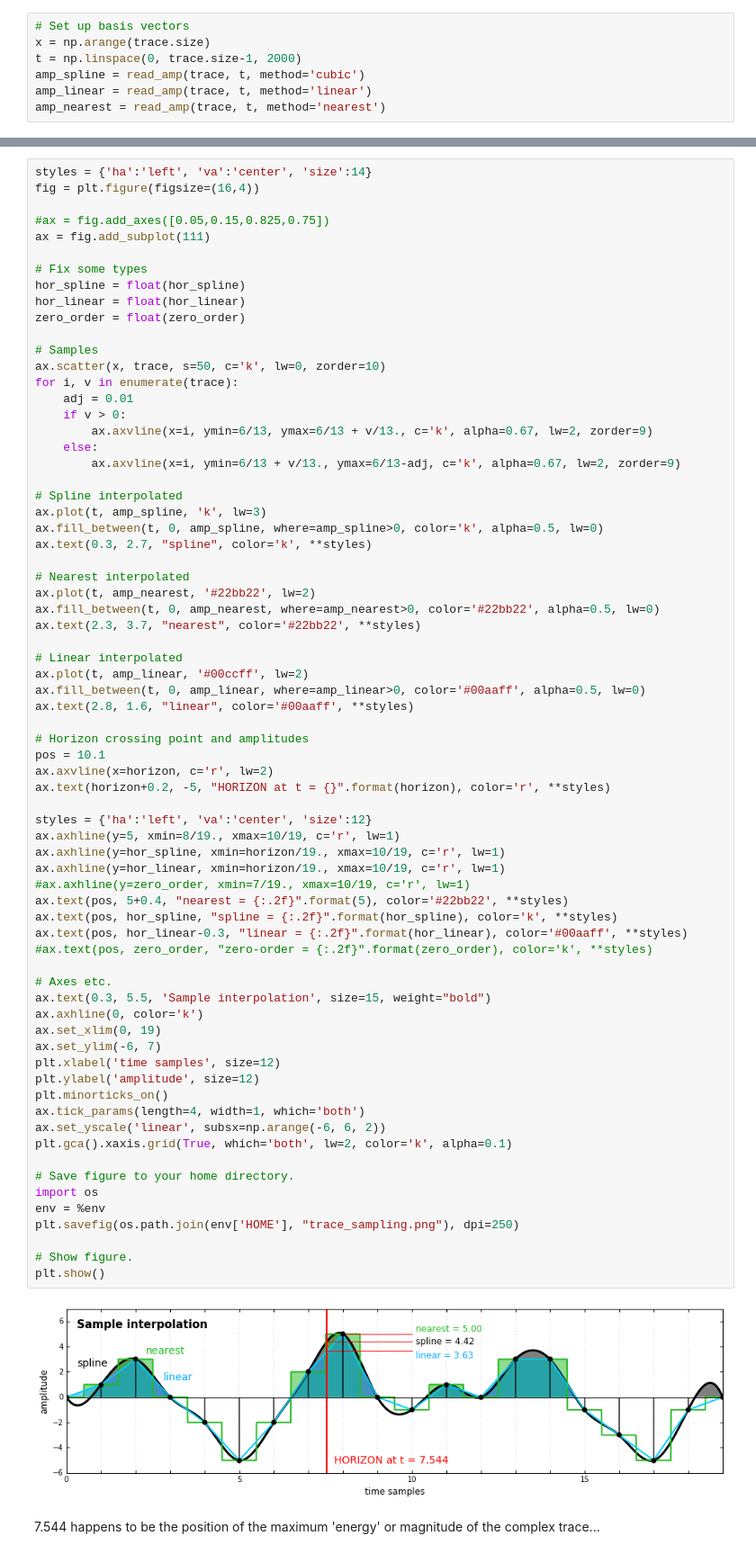
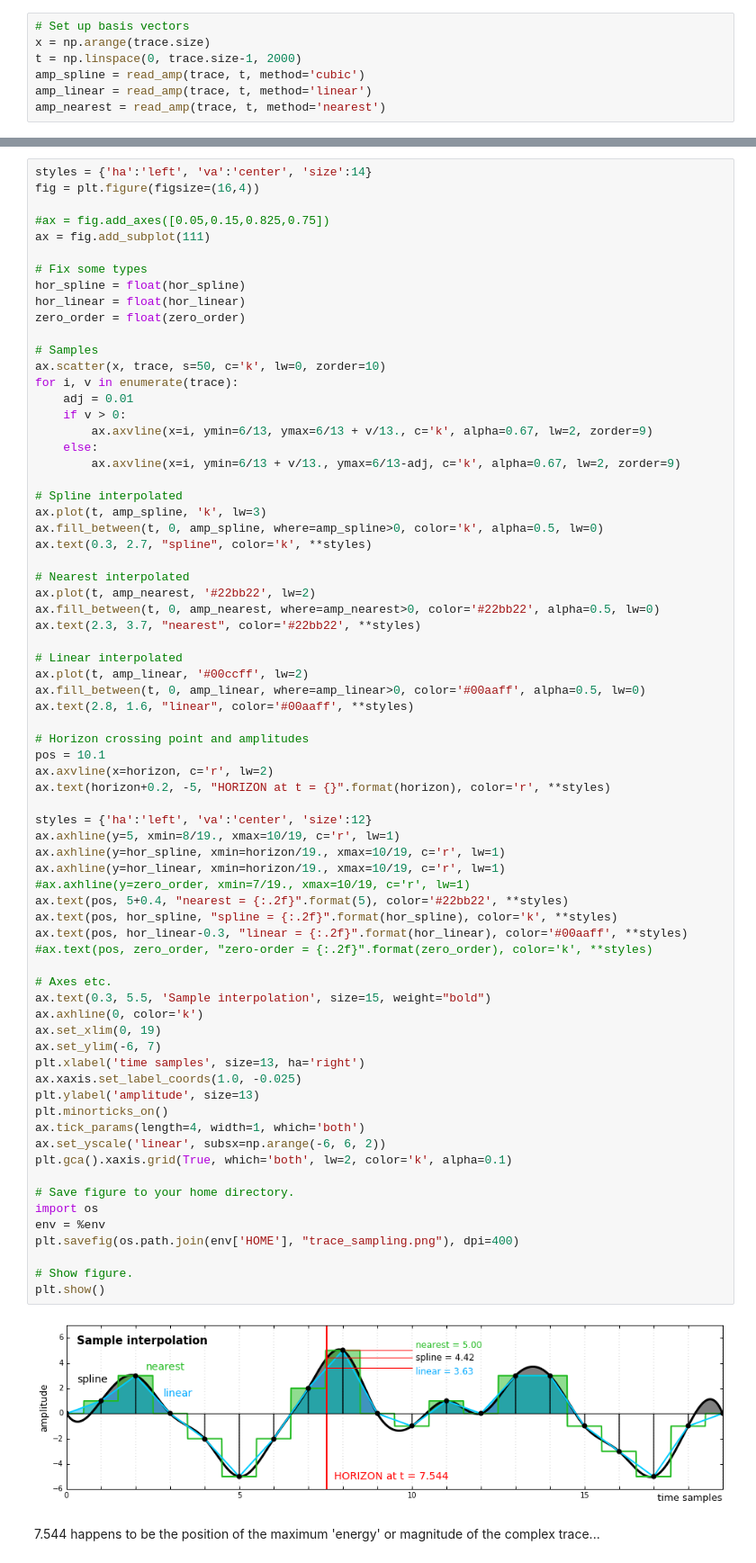
Before and after one commit to kwinkunks/notebooks, a Jupyter notebook: The_function_of_interpolation.ipynb, the cells around one changed output, grey strips where cells are left out. Shown at 90% size. Saved outputs shown, nothing was run; the diff lists cells and outputs as text.

```diff
--- a/The_function_of_interpolation.ipynb
+++ b/The_function_of_interpolation.ipynb
@@ -145,37 +145,38 @@ pos = 10.1
 ax.axvline(x=horizon, c='r', lw=2)
 ax.text(horizon+0.2, -5, "HORIZON at t = {}".format(horizon), color='r', **styles)
 
 styles = {'ha':'left', 'va':'center', 'size':12}
 ax.axhline(y=5, xmin=8/19., xmax=10/19, c='r', lw=1)
 ax.axhline(y=hor_spline, xmin=horizon/19., xmax=10/19, c='r', lw=1)
 ax.axhline(y=hor_linear, xmin=horizon/19., xmax=10/19, c='r', lw=1)
 #ax.axhline(y=zero_order, xmin=7/19., xmax=10/19, c='r', lw=1)
 ax.text(pos, 5+0.4, "nearest = {:.2f}".format(5), color='#22bb22', **styles)
 ax.text(pos, hor_spline, "spline = {:.2f}".format(hor_spline), color='k', **styles)
 ax.text(pos, hor_linear-0.3, "linear = {:.2f}".format(hor_linear), color='#00aaff', **styles)
 #ax.text(pos, zero_order, "zero-order = {:.2f}".format(zero_order), color='k', **styles)
 
 # Axes etc.
 ax.text(0.3, 5.5, 'Sample interpolation', size=15, weight="bold")
 ax.axhline(0, color='k')
 ax.set_xlim(0, 19)
 ax.set_ylim(-6, 7)
-plt.xlabel('time samples', size=12)
-plt.ylabel('amplitude', size=12)
+plt.xlabel('time samples', size=13, ha='right')
+ax.xaxis.set_label_coords(1.0, -0.025)
+plt.ylabel('amplitude', size=13)
 plt.minorticks_on()
 ax.tick_params(length=4, width=1, which='both')
 ax.set_yscale('linear', subsx=np.arange(-6, 6, 2))
 plt.gca().xaxis.grid(True, which='both', lw=2, color='k', alpha=0.1)
 
 # Save figure to your home directory.
 import os
 env = %env
-plt.savefig(os.path.join(env['HOME'], "trace_sampling.png"), dpi=250)
+plt.savefig(os.path.join(env['HOME'], "trace_sampling.png"), dpi=400)
 
 # Show figure.
 plt.show()
 # %% [output]
-[figure, old version]
+[figure, new version]
 # %% [markdown]
 7.544 happens to be the position of the maximum 'energy' or magnitude of the complex trace...
 # %%
```
Also changed, not shown: parts of 33 cells of this notebook, 14 other files.
